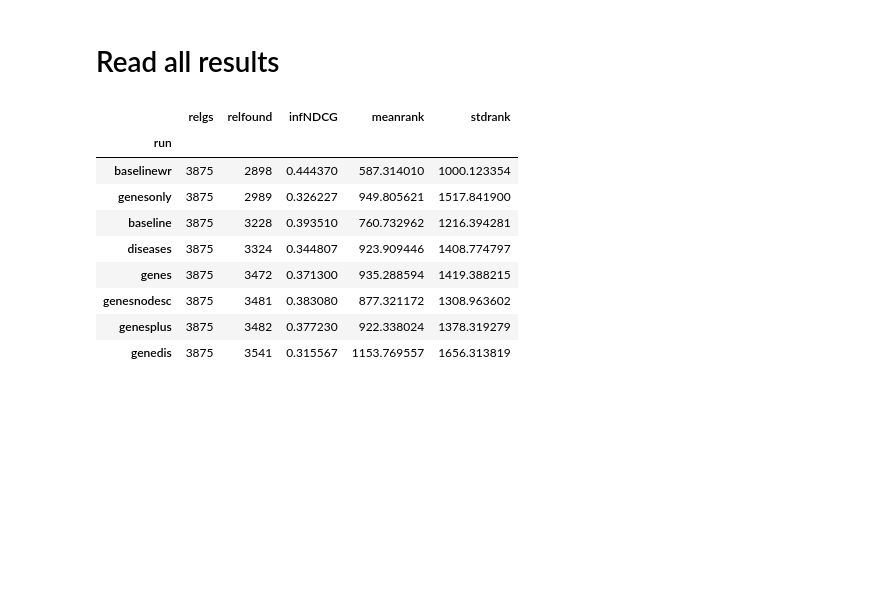
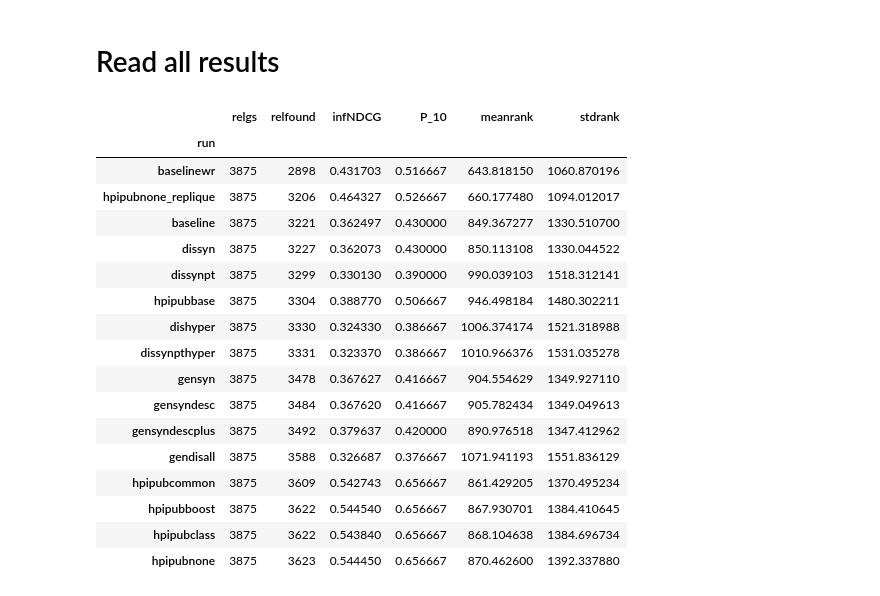
Before and after one commit to hyperlist/trec-pm, a Jupyter notebook: notebooks/sigir19/RelevantDocsFoundAnalysis.ipynb, the cells around one changed output. Saved outputs shown, nothing was run; the diff lists cells and outputs as text; code cells hidden in the pictures; blank space fills up the shorter version.

```diff
--- a/notebooks/sigir19/RelevantDocsFoundAnalysis.ipynb
+++ b/notebooks/sigir19/RelevantDocsFoundAnalysis.ipynb
@@ -53,7 +53,7 @@ def prepareStats(path):
     df = df.set_index("Topic")
     return df
 # %%
-measures = ["infNDCG"]
+measures = ["infNDCG", "P_10"]
 
 def getMeanStatsPerRun(statspath):
     """
@@ -85,16 +85,24 @@ def getRelFoundWithMeanRank(resultspath, statspath):
     merge["meanrank"] = meanranks
     merge["stdrank"] = stdranks
     return merge.sort_values("relfound")
-# %%
-getRelFoundWithMeanRank("../../results_nowr/", "../../stats_nowr/")
-# %% [output]
-|  | relgs | relfound | infNDCG | meanrank | stdrank |
-| run |  |  |  |  |  |
-| baselinewr | 3875 | 2898 | 0.444370 | 587.314010 | 1000.123354 |
-| genesonly | 3875 | 2989 | 0.326227 | 949.805621 | 1517.841900 |
-| baseline | 3875 | 3228 | 0.393510 | 760.732962 | 1216.394281 |
-| diseases | 3875 | 3324 | 0.344807 | 923.909446 | 1408.774797 |
-| genes | 3875 | 3472 | 0.371300 | 935.288594 | 1419.388215 |
-| genesnodesc | 3875 | 3481 | 0.383080 | 877.321172 | 1308.963602 |
-| genesplus | 3875 | 3482 | 0.377230 | 922.338024 | 1378.319279 |
-| genedis | 3875 | 3541 | 0.315567 | 1153.769557 | 1656.313819 |
+# %%
+getRelFoundWithMeanRank("../../results/", "../../stats/")
+# %% [output]
+|  | relgs | relfound | infNDCG | P_10 | meanrank | stdrank |
+| run |  |  |  |  |  |  |
+| baselinewr | 3875 | 2898 | 0.431703 | 0.516667 | 643.818150 | 1060.870196 |
+| hpipubnone_replique | 3875 | 3206 | 0.464327 | 0.526667 | 660.177480 | 1094.012017 |
+| baseline | 3875 | 3221 | 0.362497 | 0.430000 | 849.367277 | 1330.510700 |
+| dissyn | 3875 | 3227 | 0.362073 | 0.430000 | 850.113108 | 1330.044522 |
+| dissynpt | 3875 | 3299 | 0.330130 | 0.390000 | 990.039103 | 1518.312141 |
+| hpipubbase | 3875 | 3304 | 0.388770 | 0.506667 | 946.498184 | 1480.302211 |
+| dishyper | 3875 | 3330 | 0.324330 | 0.386667 | 1006.374174 | 1521.318988 |
+| dissynpthyper | 3875 | 3331 | 0.323370 | 0.386667 | 1010.966376 | 1531.035278 |
+| gensyn | 3875 | 3478 | 0.367627 | 0.416667 | 904.554629 | 1349.927110 |
+| gensyndesc | 3875 | 3484 | 0.367620 | 0.416667 | 905.782434 | 1349.049613 |
+| gensyndescplus | 3875 | 3492 | 0.379637 | 0.420000 | 890.976518 | 1347.412962 |
+| gendisall | 3875 | 3588 | 0.326687 | 0.376667 | 1071.941193 | 1551.836129 |
+| hpipubcommon | 3875 | 3609 | 0.542743 | 0.656667 | 861.429205 | 1370.495234 |
+| hpipubboost | 3875 | 3622 | 0.544540 | 0.656667 | 867.930701 | 1384.410645 |
+| hpipubclass | 3875 | 3622 | 0.543840 | 0.656667 | 868.104638 | 1384.696734 |
+| hpipubnone | 3875 | 3623 | 0.544450 | 0.656667 | 870.462600 | 1392.337880 |
```
Also changed, not shown: 41 other files.
